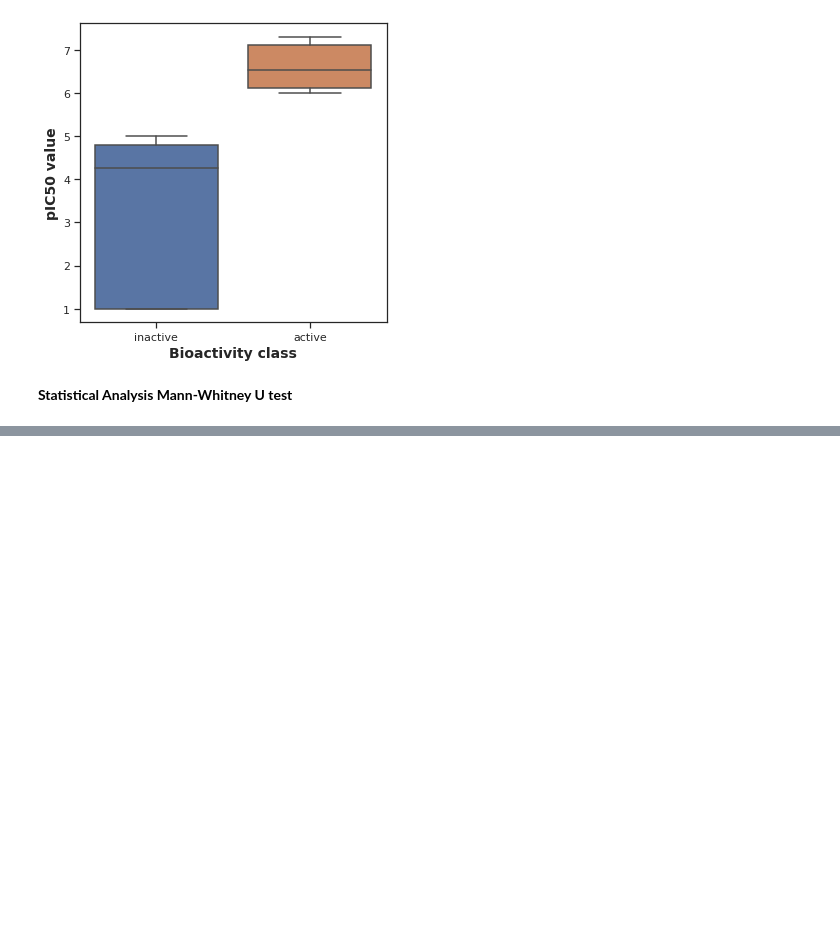
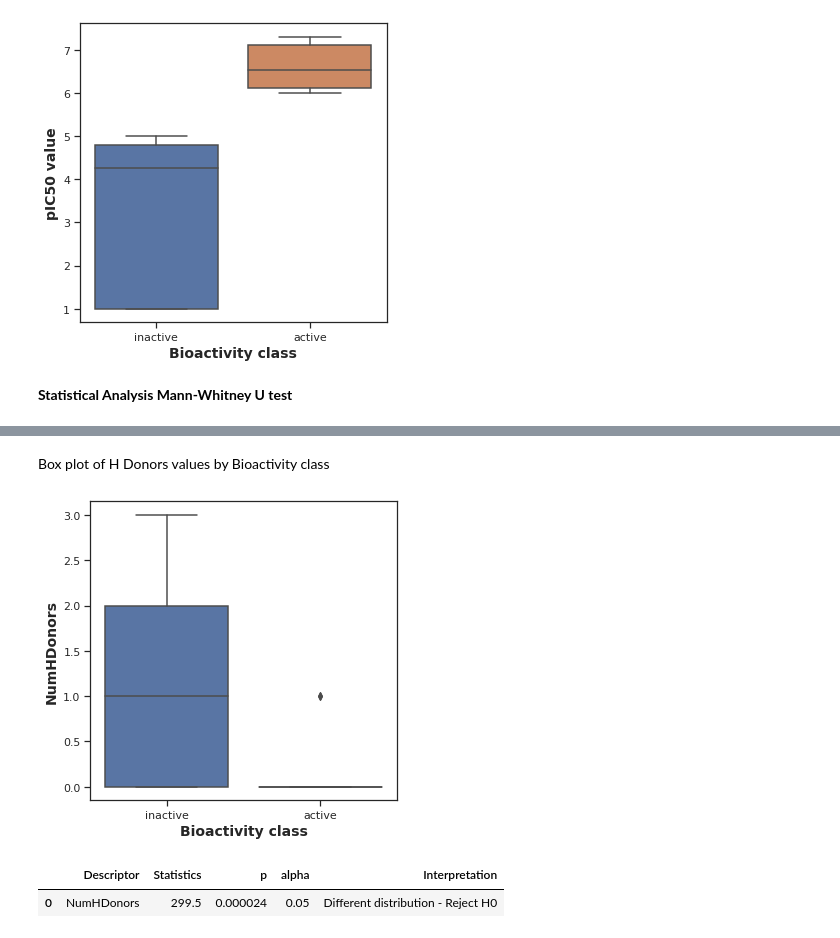
Before and after one commit to sagunm/drug-discovery-project, a Jupyter notebook: Exploratory_data_analysis.ipynb, the cells around one changed output, grey strips where cells are left out. Cells and saved outputs as stored; diff of their text form; code cells hidden in the pictures; blank space fills up the shorter version.

```diff
--- a/Exploratory_data_analysis.ipynb
+++ b/Exploratory_data_analysis.ipynb
@@ -350,0 +390,18 @@ mannwhitney('pIC50')
+# %% [markdown]
+Box plot of H Donors values by Bioactivity class
+# %%
+plt.figure(figsize=(5.5, 5.5))
+
+sns.boxplot(x='bioactivity_class', y='NumHDonors', data=df_two_class)
+
+plt.xlabel('Bioactivity class', fontsize=14, fontweight='bold')
+plt.ylabel('NumHDonors', fontsize=14, fontweight='bold')
+
+plt.savefig('NumHDonors_plot.pdf')
+# %% [output]
+[figure, added]
+# %%
+mannwhitney('NumHDonors')
+# %% [output]
+|  | Descriptor | Statistics | p | alpha | Interpretation |
+| 0 | NumHDonors | 299.5 | 0.000024 | 0.05 | Different distribution - Reject H0 |
```
Also changed, not shown: parts of 13 cells of this notebook.
